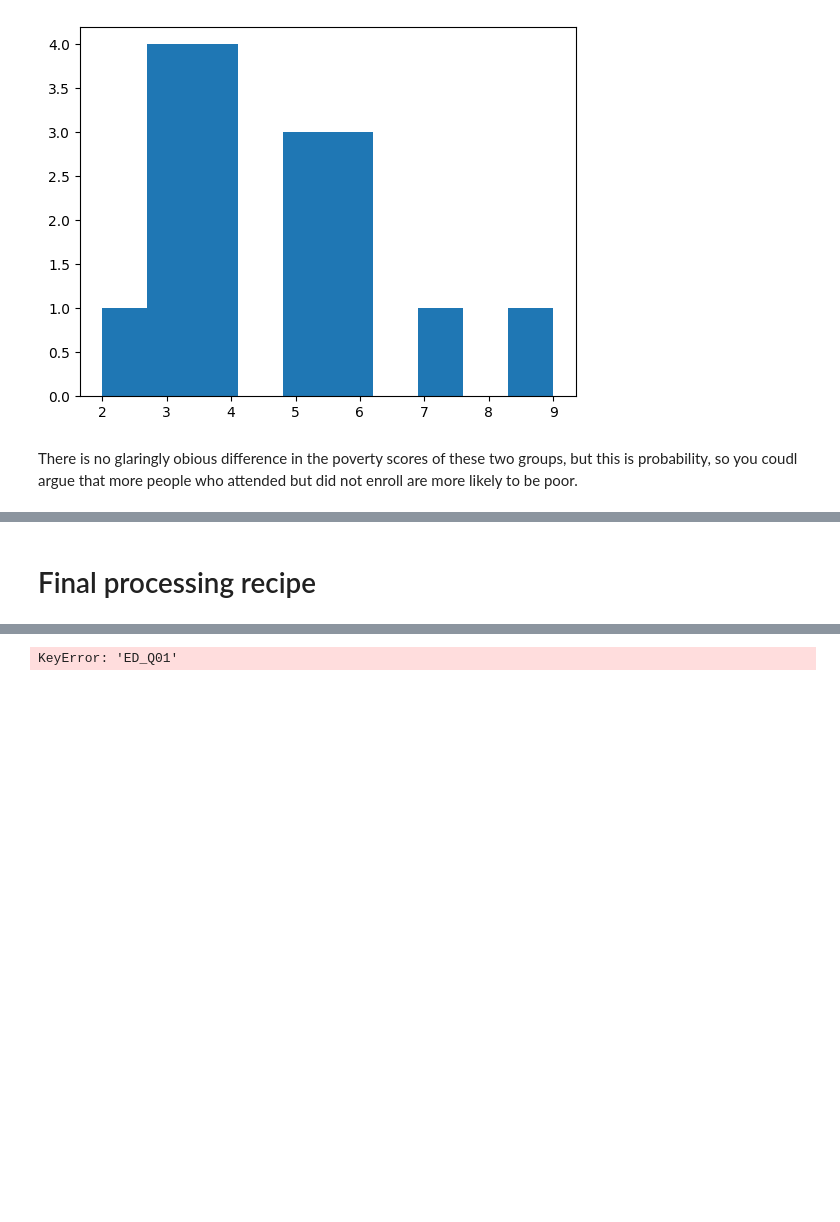
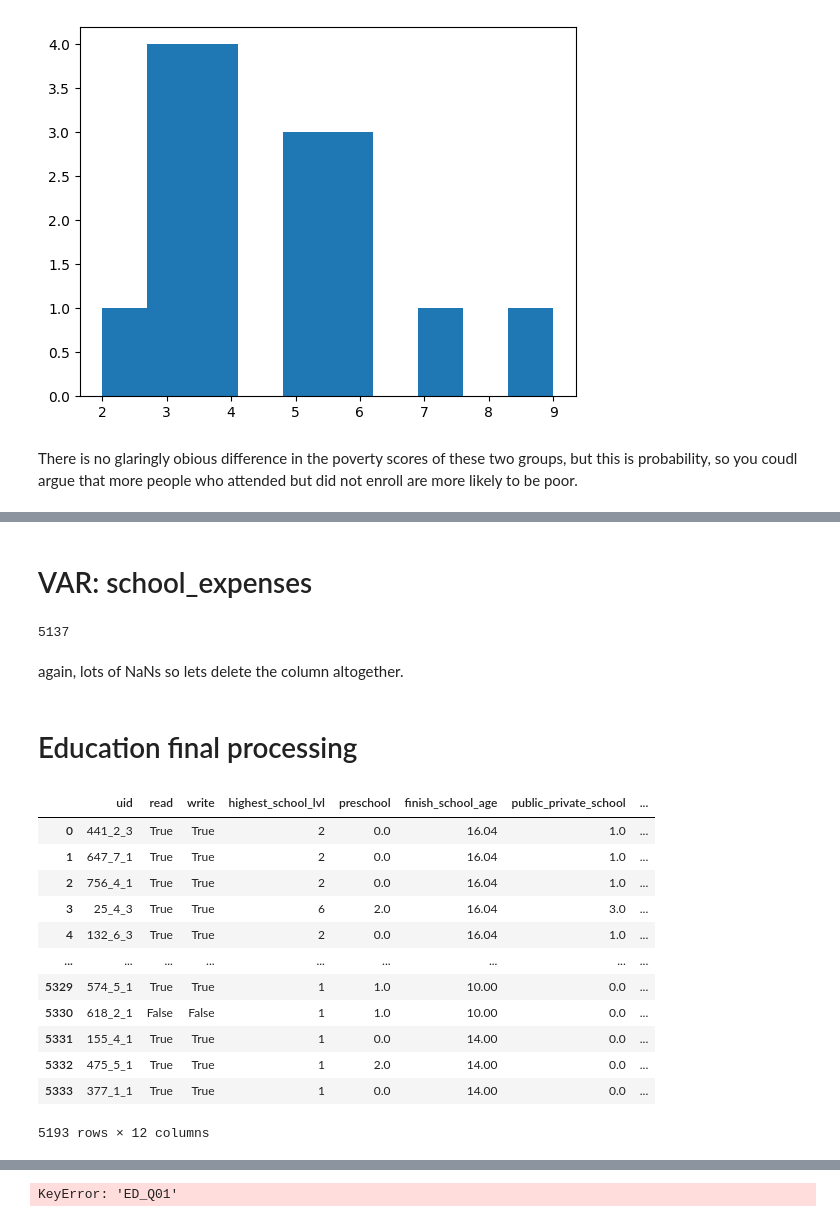
Before and after one commit to jbellogo/Classification, a Jupyter notebook: X_train.ipynb, the cells around one changed output, grey strips where cells are left out. Drawn from its saved outputs; the diff is of its cells as text; code cells hidden in the pictures; blank space fills up the shorter version.

```diff
--- a/X_train.ipynb
+++ b/X_train.ipynb
@@ -352,0 +467,2 @@ ed['past_not_enroll_reason'] = pd.Categorical(ed['ED_Q17'], categories=list(rang
+# %%
+ed = ed.drop(columns=['school_transportation_time'])
@@ -352,0 +482,2 @@ ed['past_not_enroll_reason'] = pd.Categorical(ed['ED_Q17'], categories=list(rang
+# %%
+ed = ed.drop(columns=['school_transportation_vehicle'])
@@ -353,2 +492,32 @@ ed['past_not_enroll_reason'] = pd.Categorical(ed['ED_Q17'], categories=list(rang
+# %%
+ed = ed.drop(columns=['school_transportation_cost'])
+# %% [markdown]
+# VAR: school_expenses
+# %%
+nan_expenses = ed.loc[ed['school_expenses'].isna(), ['uid', 'school_expenses', 'poverty_score']]
+len(nan_expenses==5137)
+# VAR: school_expenses
+# %% [output]
+5137
+# %% [markdown]
+again, lots of NaNs so lets delete the column altogether.
+# %%
+ed = ed.drop(columns=['school_expenses'])
 # %% [markdown]
-# Final processing recipe
+# Education final processing
+# %%
+ed
+# %% [output]
+|  | uid | read | write | highest_school_lvl | preschool | finish_school_age | public_private_school | ... |
+| 0 | 441_2_3 | True | True | 2 | 0.0 | 16.04 | 1.0 | ... |
+| 1 | 647_7_1 | True | True | 2 | 0.0 | 16.04 | 1.0 | ... |
+| 2 | 756_4_1 | True | True | 2 | 0.0 | 16.04 | 1.0 | ... |
+| 3 | 25_4_3 | True | True | 6 | 2.0 | 16.04 | 3.0 | ... |
+| 4 | 132_6_3 | True | True | 2 | 0.0 | 16.04 | 1.0 | ... |
+| ... | ... | ... | ... | ... | ... | ... | ... | ... |
+| 5329 | 574_5_1 | True | True | 1 | 1.0 | 10.00 | 0.0 | ... |
+| 5330 | 618_2_1 | False | False | 1 | 1.0 | 10.00 | 0.0 | ... |
+| 5331 | 155_4_1 | True | True | 1 | 0.0 | 14.00 | 0.0 | ... |
+| 5332 | 475_5_1 | True | True | 1 | 2.0 | 14.00 | 0.0 | ... |
+| 5333 | 377_1_1 | True | True | 1 | 0.0 | 14.00 | 0.0 | ... |
+5193 rows × 12 columns
```
Also changed, not shown: parts of 34 cells of this notebook, 1 other file.
